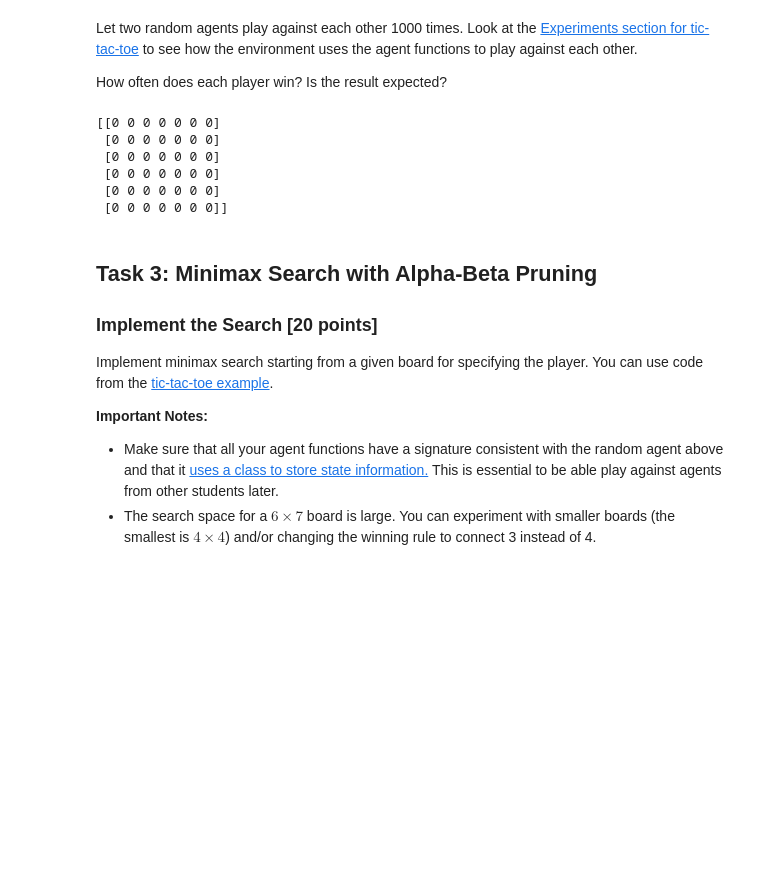
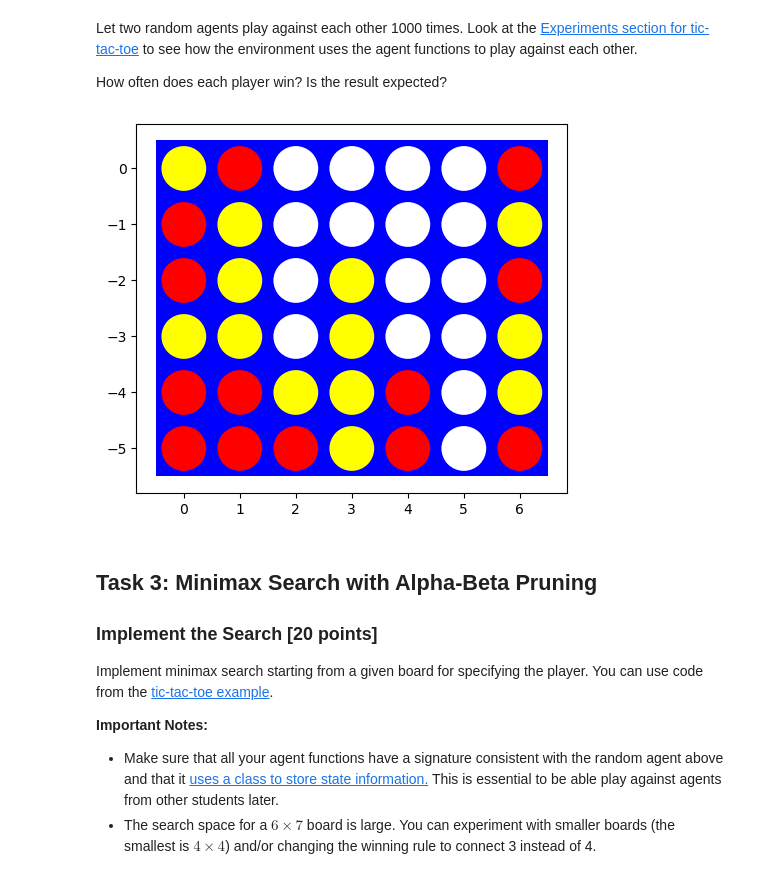
Before and after one commit to Mikecamdo/ArtificialIntelligence, a Jupyter notebook: Assignment 5/assignment_connect4.ipynb, the cells around one changed output. Cells and saved outputs as stored; diff of their text form; code cells hidden in the pictures; blank space fills up the shorter version.

Commit message:
Updated Visualize
Updated the visualize function to visually see the games as they're played out

```diff
--- a/Assignment 5/assignment_connect4.ipynb
+++ b/Assignment 5/assignment_connect4.ipynb
@@ -67,9 +67,15 @@ The standard board is $6 \times 7$ but you can use smaller boards to test your c
 # %%
 # Visualization code by Randolph Rankin
 
+%matplotlib inline
 import matplotlib.pyplot as plt
+from IPython.display import display, clear_output
 
 def visualize(board):
+    plt.ioff() # turns off auto display of plots
+
+    plt.clf()
+
     plt.axes()
     rectangle=plt.Rectangle((-0.5,len(board)*-1+0.5),len(board[0]),len(board),fc='blue')
     circles=[]
@@ -83,7 +89,9 @@ def visualize(board):
         plt.gca().add_patch(circle)
 
     plt.axis('scaled')
-    plt.show()
+
+    clear_output(wait=True) # clear the previous plot
+    display(plt.gcf()) # display the current plot
 
 board = [[0, 0, 0, 0, 0, 0, 0],
          [0, 0, 0, 0, 0, 0, 0],
@@ -194,17 +200,12 @@ How often does each player win? Is the result expected?
 # %%
 # Your code/ answer goes here.
 board = empty_board()
 
-print(board)
 while terminal(board) == False:
-    board = random
+    board = random_player(board)
+    visualize(board)
 # %% [output]
-[[0 0 0 0 0 0 0]
- [0 0 0 0 0 0 0]
- [0 0 0 0 0 0 0]
- [0 0 0 0 0 0 0]
- [0 0 0 0 0 0 0]
- [0 0 0 0 0 0 0]]
+[figure, added]
 # %% [markdown]
 ## Task 3: Minimax Search with Alpha-Beta Pruning
 
```
Also changed, not shown: parts of 1 cell of this notebook.
